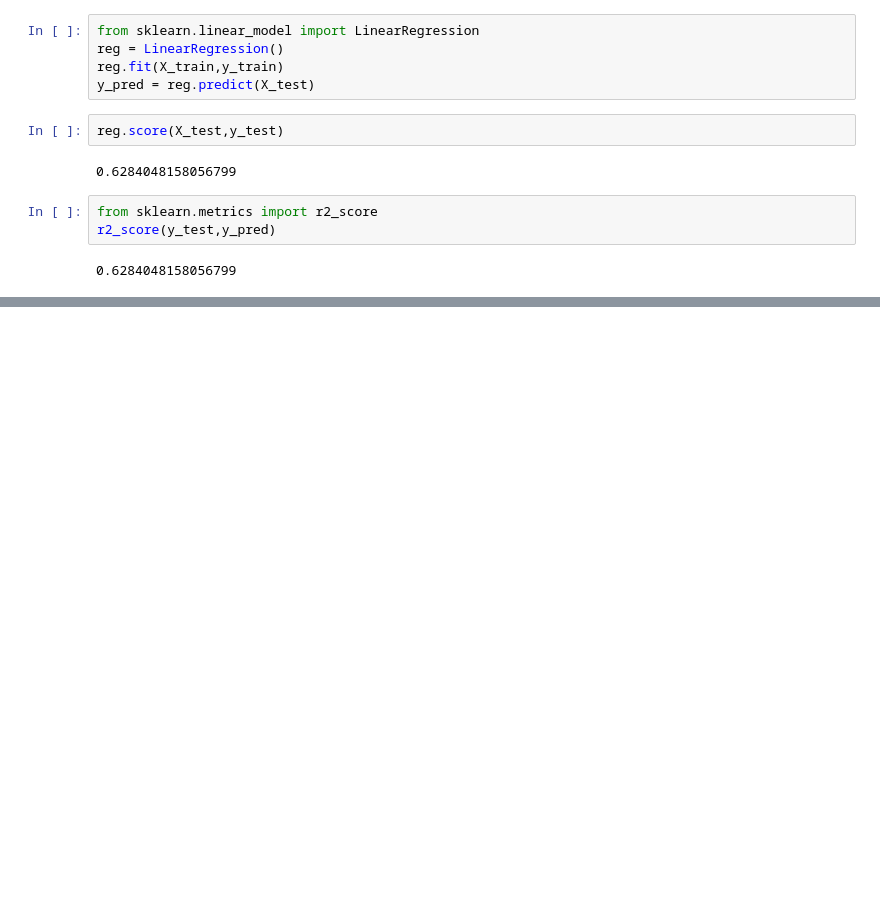
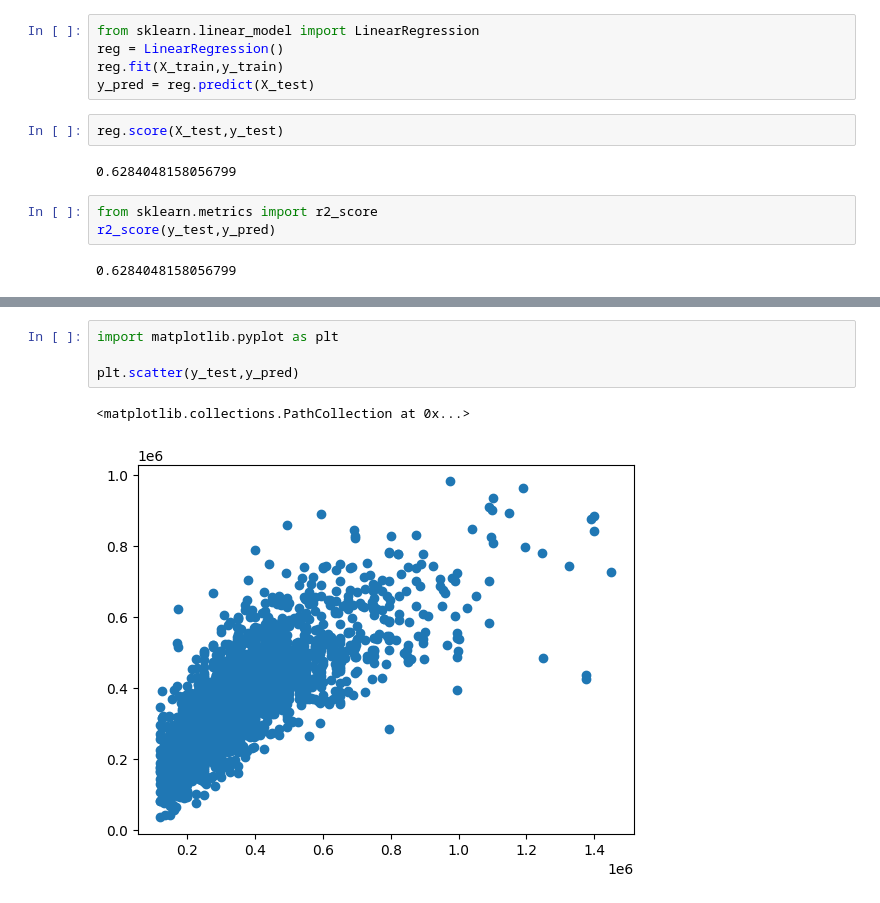
Before and after one commit to sedat01/real-estate-price-prediction, a Jupyter notebook: model_training/model.ipynb, the cells around one changed output, grey strips where cells are left out. Saved outputs shown, nothing was run; the diff lists cells and outputs as text; blank space fills up the shorter version.

```diff
--- a/model_training/model.ipynb
+++ b/model_training/model.ipynb
@@ -97,0 +123,7 @@ r2_score(y_test,y_pred)
+# %%
+import matplotlib.pyplot as plt
+
+plt.scatter(y_test,y_pred)
+# %% [output]
+<matplotlib.collections.PathCollection at 0x...>
+[figure, added]
```
Also changed, not shown: parts of 2 cells of this notebook.
